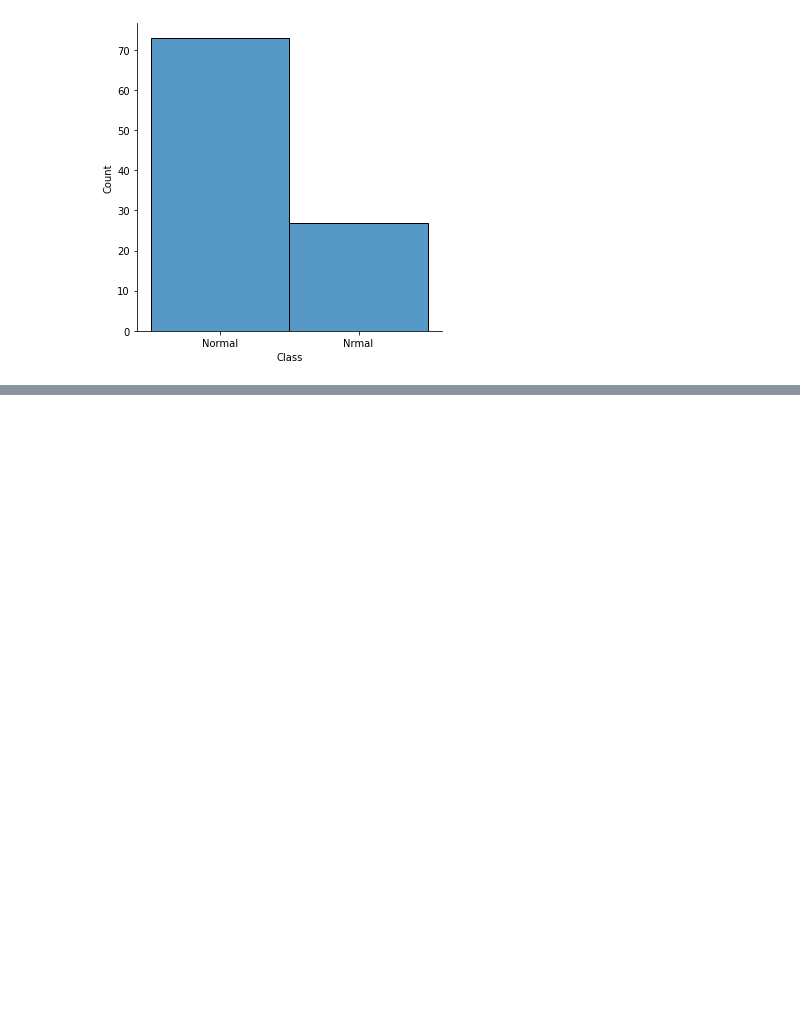
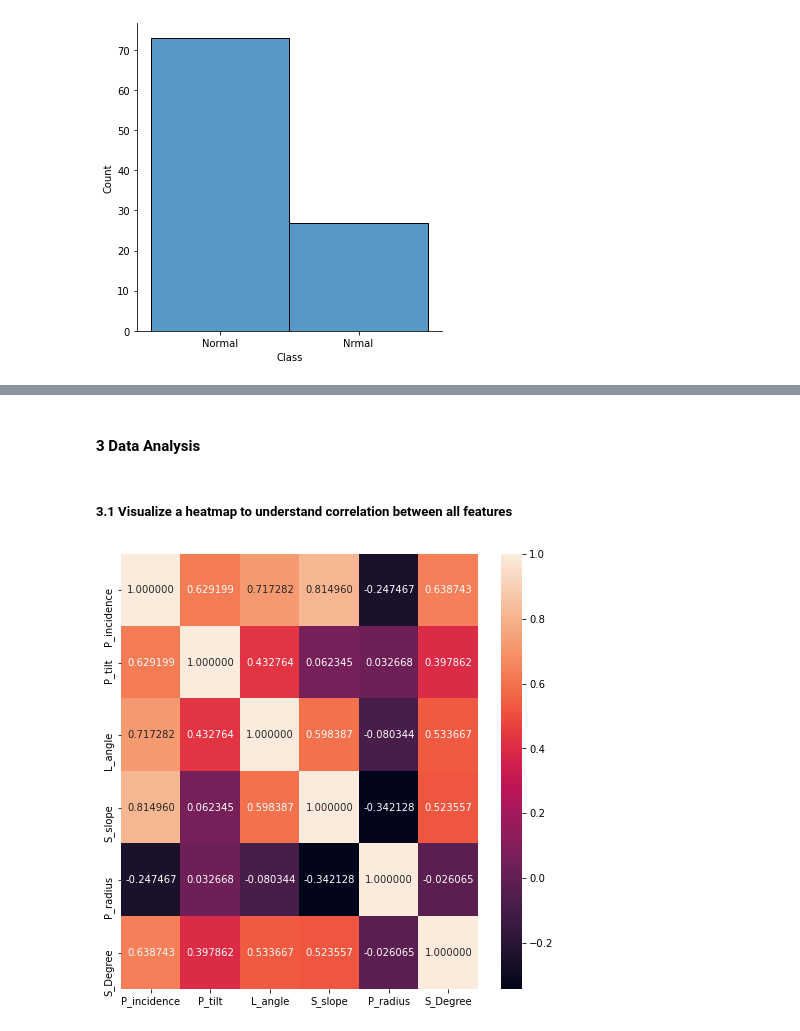
Before and after one commit to MohitBansal9013/AIML-Supervised-Learning, a Jupyter notebook: Supervised Learning Project.ipynb, the cells around one changed output, grey strips where cells are left out. Cells and saved outputs as stored; diff of their text form; code cells hidden in the pictures; blank space fills up the shorter version.

```diff
--- a/Supervised Learning Project.ipynb
+++ b/Supervised Learning Project.ipynb
@@ -162,0 +168,3 @@ sns.displot(type_normal.Class)
+# %%
+# Combine all 3 dataframes
+df = type_h.append([type_s, type_normal])
@@ -162,0 +184,4 @@ sns.displot(type_normal.Class)
+# %%
+df.loc[df['Class']=='tp_s', 'Class'] = 'Type_S'
+df.loc[df['Class']=='type_h', 'Class'] = 'Type_H'
+df.loc[df['Class']=='Nrmal', 'Class']= 'Normal'
@@ -162,0 +241,10 @@ sns.displot(type_normal.Class)
+# %% [markdown]
+#### 3 Data Analysis
+# %% [markdown]
+##### 3.1 Visualize a heatmap to understand correlation between all features
+# %%
+plt.figure(figsize=(8,8))
+sns.heatmap(df.corr(), annot=True, fmt='f')
+plt.show()
+# %% [output]
+[figure, added]
```
Also changed, not shown: parts of 22 cells of this notebook.
